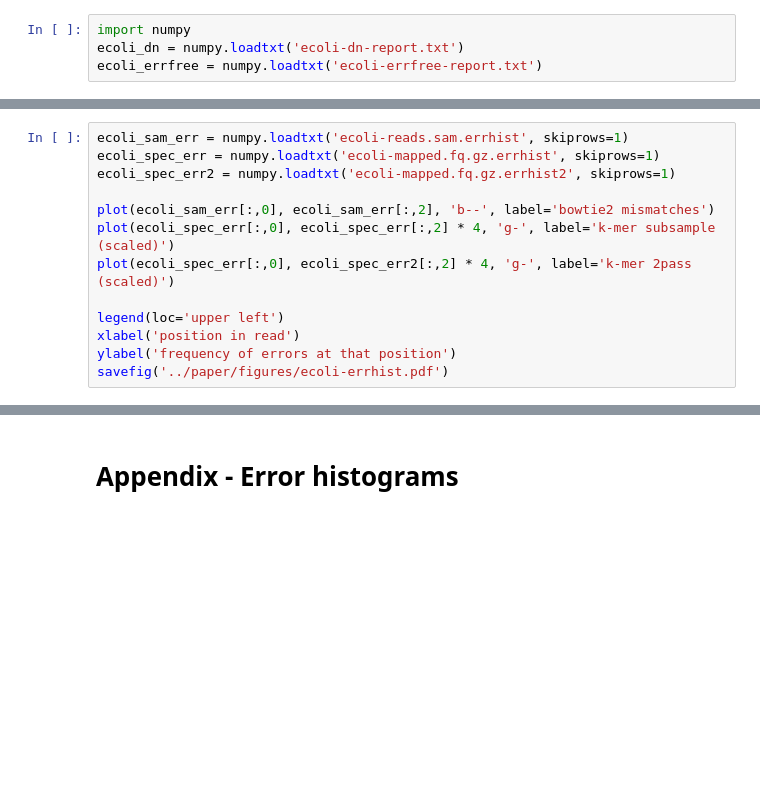
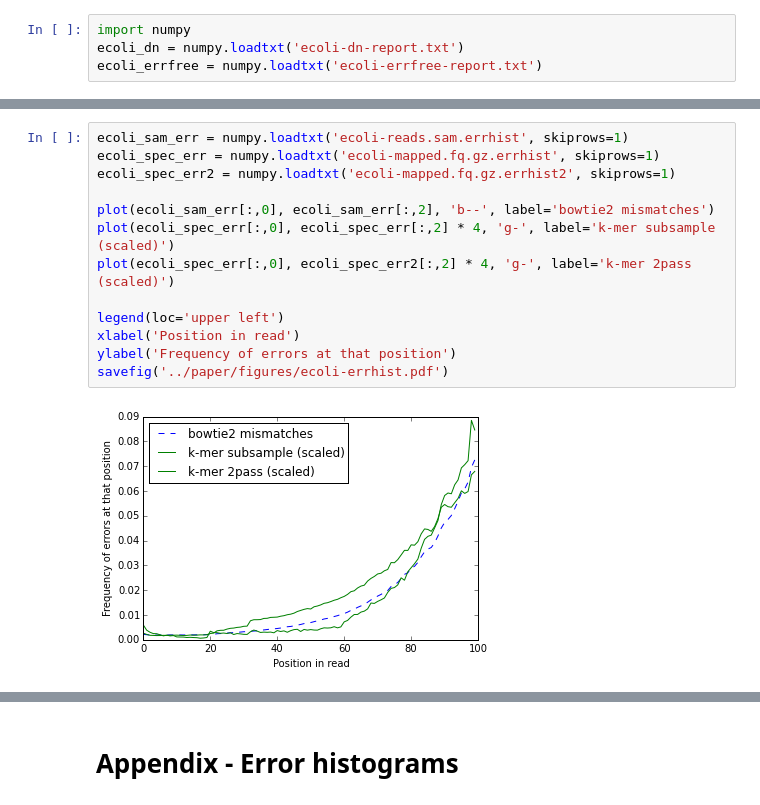
Before and after one commit to qingpeng/2014-streaming, a Jupyter notebook: pipeline/figures.ipynb, the cells around one changed output, grey strips where cells are left out. Drawn from its saved outputs; the diff is of its cells as text; blank space fills up the shorter version.

Commit message:
fix figure label, final fix before submission

```diff
--- a/pipeline/figures.ipynb
+++ b/pipeline/figures.ipynb
@@ -40,16 +49,18 @@ ls *.errhist
 # %%
 ecoli_sam_err = numpy.loadtxt('ecoli-reads.sam.errhist', skiprows=1)
 ecoli_spec_err = numpy.loadtxt('ecoli-mapped.fq.gz.errhist', skiprows=1)
 ecoli_spec_err2 = numpy.loadtxt('ecoli-mapped.fq.gz.errhist2', skiprows=1)
 
 plot(ecoli_sam_err[:,0], ecoli_sam_err[:,2], 'b--', label='bowtie2 mismatches')
 plot(ecoli_spec_err[:,0], ecoli_spec_err[:,2] * 4, 'g-', label='k-mer subsample (scaled)')
 plot(ecoli_spec_err[:,0], ecoli_spec_err2[:,2] * 4, 'g-', label='k-mer 2pass (scaled)')
 
 legend(loc='upper left')
-xlabel('position in read')
-ylabel('frequency of errors at that position')
+xlabel('Position in read')
+ylabel('Frequency of errors at that position')
 savefig('../paper/figures/ecoli-errhist.pdf')
+# %% [output]
+[figure, added]
 # %%
 ecoli_spec_sub0 = numpy.loadtxt('ecoli-mapped.fq.gz.subset.0.errhist', skiprows=1)
 ecoli_spec_sub1 = numpy.loadtxt('ecoli-mapped.fq.gz.subset.1.errhist', skiprows=1)
```
Also changed, not shown: parts of 11 cells of this notebook, 5 other files.
